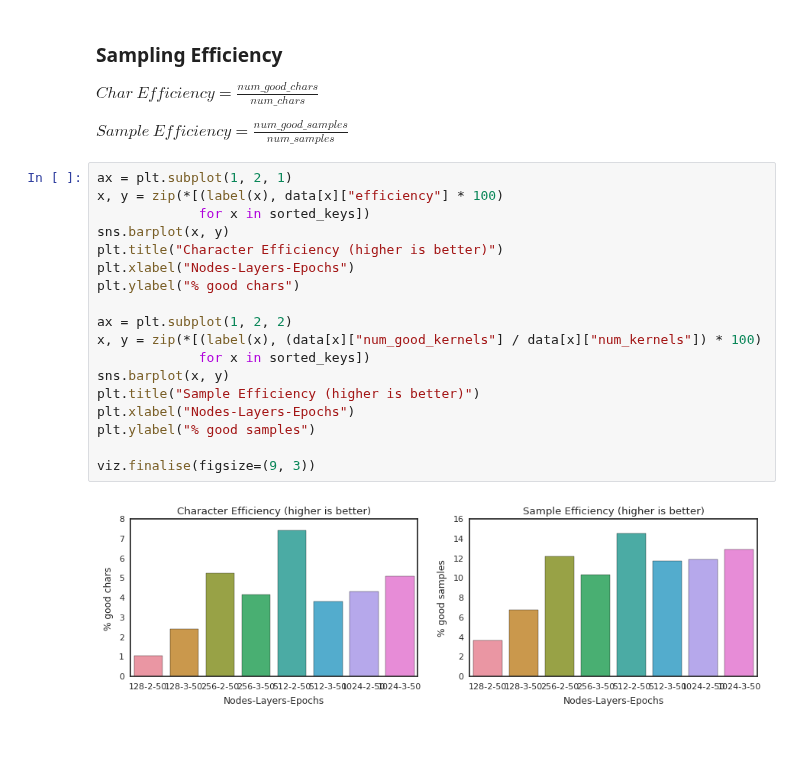
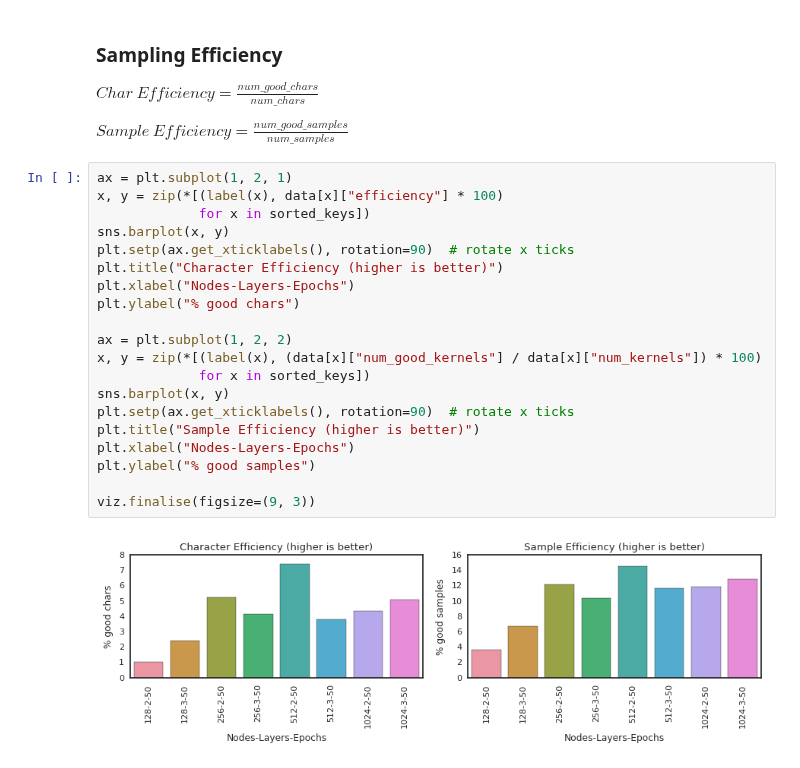
Before and after one commit to ChrisCummins/phd, a Jupyter notebook: lab/clgen/Benchmarks.ipynb, the cells around one changed output. Cells and saved outputs as stored; diff of their text form; blank space fills up the shorter version.

```diff
--- a/lab/clgen/Benchmarks.ipynb
+++ b/lab/clgen/Benchmarks.ipynb
@@ -157,20 +157,22 @@ $Sample\ Efficiency = \frac{num\_good\_samples}{num\_samples}$
 # %%
 ax = plt.subplot(1, 2, 1)
 x, y = zip(*[(label(x), data[x]["efficiency"] * 100)
              for x in sorted_keys])
 sns.barplot(x, y)
+plt.setp(ax.get_xticklabels(), rotation=90)  # rotate x ticks
 plt.title("Character Efficiency (higher is better)")
 plt.xlabel("Nodes-Layers-Epochs")
 plt.ylabel("% good chars")
 
 ax = plt.subplot(1, 2, 2)
 x, y = zip(*[(label(x), (data[x]["num_good_kernels"] / data[x]["num_kernels"]) * 100)
              for x in sorted_keys])
 sns.barplot(x, y)
+plt.setp(ax.get_xticklabels(), rotation=90)  # rotate x ticks
 plt.title("Sample Efficiency (higher is better)")
 plt.xlabel("Nodes-Layers-Epochs")
 plt.ylabel("% good samples")
 
 viz.finalise(figsize=(9, 3))
 # %% [output]
-[figure, old version]
+[figure, new version]
```
